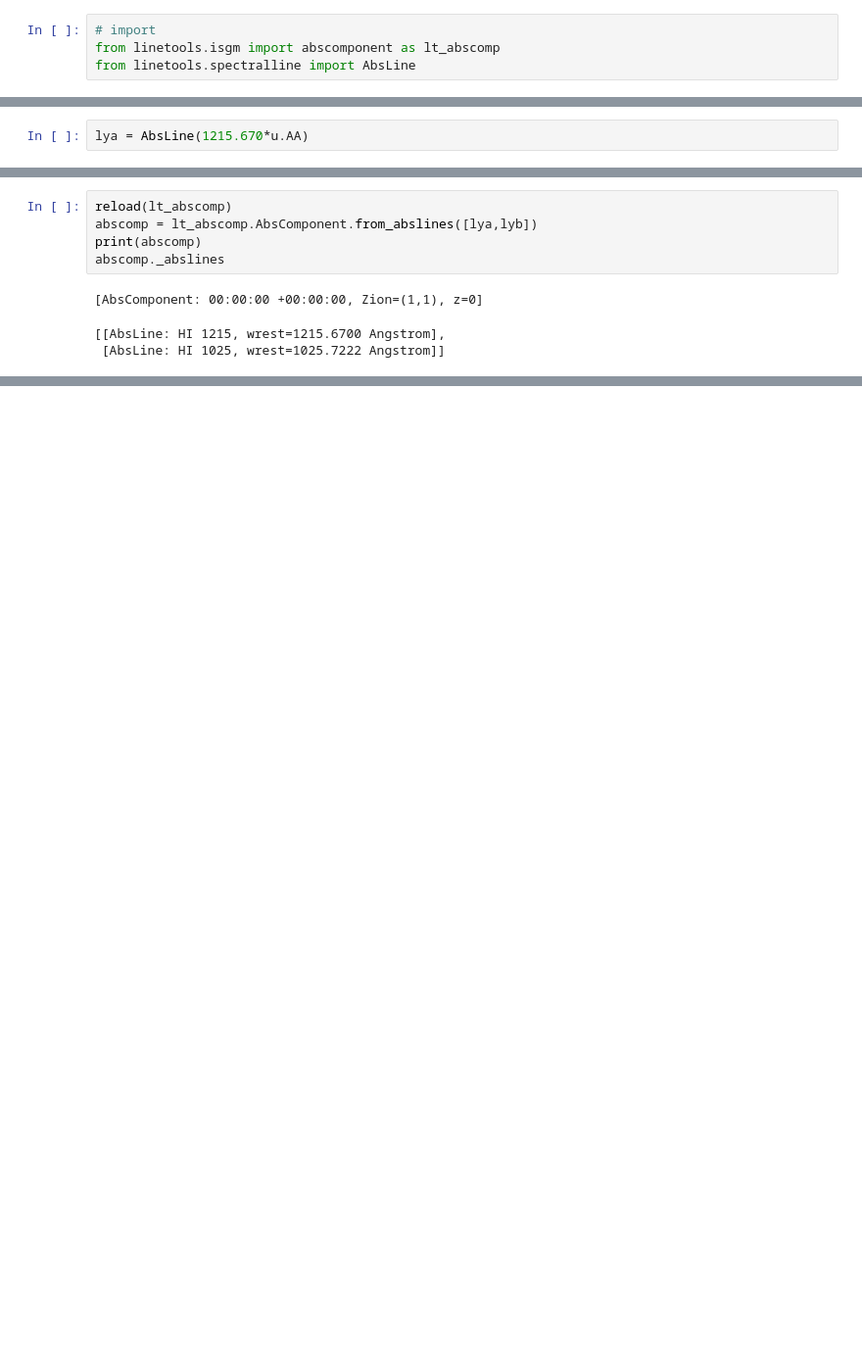
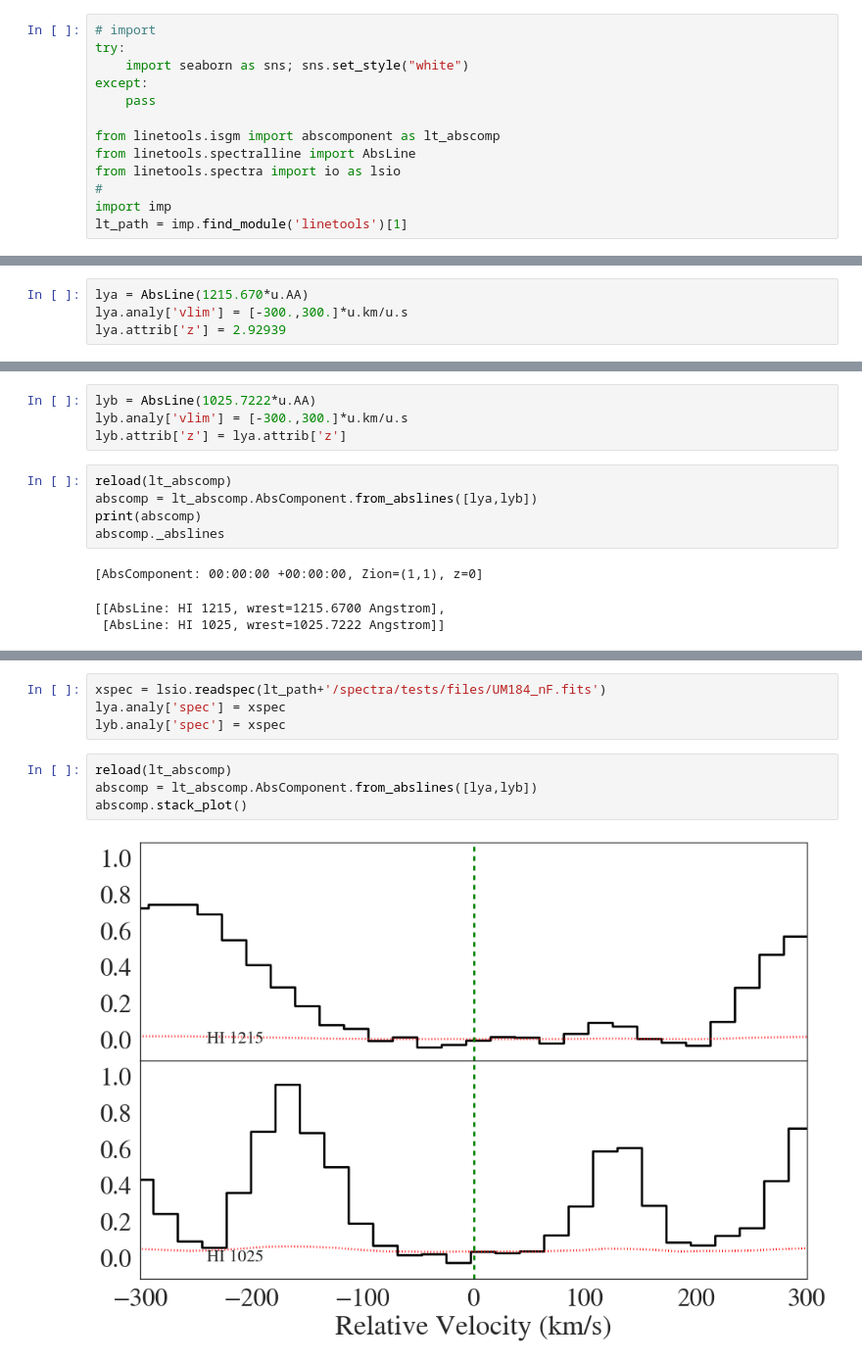
Before and after one commit to linetools/linetools, a Jupyter notebook: docs/examples/AbsComponent_examples.ipynb, the cells around one changed output, grey strips where cells are left out. Shown at 98% size. Drawn from its saved outputs; the diff is of its cells as text; blank space fills up the shorter version.

```diff
--- a/docs/examples/AbsComponent_examples.ipynb
+++ b/docs/examples/AbsComponent_examples.ipynb
@@ -3,7 +5,16 @@
 # %%
 # import
+try:
+    import seaborn as sns; sns.set_style("white")
+except:
+    pass
+
 from linetools.isgm import abscomponent as lt_abscomp
 from linetools.spectralline import AbsLine
+from linetools.spectra import io as lsio
+#
+import imp
+lt_path = imp.find_module('linetools')[1]
 # %% [markdown]
 ## Instantiate
 # %% [markdown]
@@ -19,6 +30,8 @@ abscomp
 #### From one line
 # %%
 lya = AbsLine(1215.670*u.AA)
+lya.analy['vlim'] = [-300.,300.]*u.km/u.s
+lya.attrib['z'] = 2.92939
 # %%
 reload(lt_abscomp)
 abscomp = lt_abscomp.AbsComponent.from_abslines([lya])
@@ -34,3 +45,7 @@ lyb = AbsLine(1025.7222*u.AA)
+# %%
+lyb = AbsLine(1025.7222*u.AA)
+lyb.analy['vlim'] = [-300.,300.]*u.km/u.s
+lyb.attrib['z'] = lya.attrib['z']
 # %%
 reload(lt_abscomp)
 abscomp = lt_abscomp.AbsComponent.from_abslines([lya,lyb])
@@ -70,0 +78,10 @@ b.size
+# %%
+xspec = lsio.readspec(lt_path+'/spectra/tests/files/UM184_nF.fits')
+lya.analy['spec'] = xspec
+lyb.analy['spec'] = xspec
+# %%
+reload(lt_abscomp)
+abscomp = lt_abscomp.AbsComponent.from_abslines([lya,lyb])
+abscomp.stack_plot()
+# %% [output]
+[figure, added]
```
Also changed, not shown: parts of 12 cells of this notebook, 1 other file.
